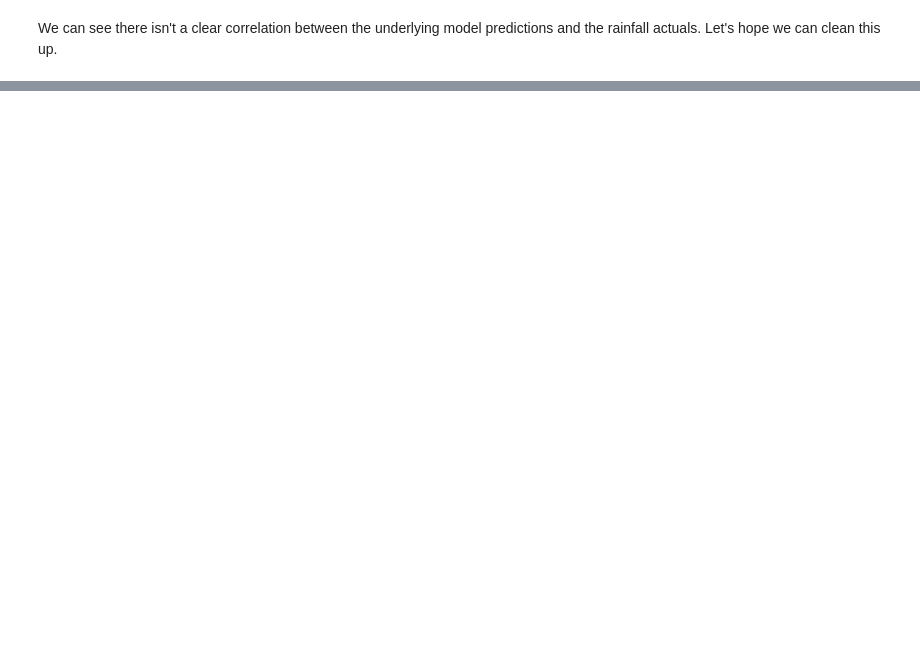
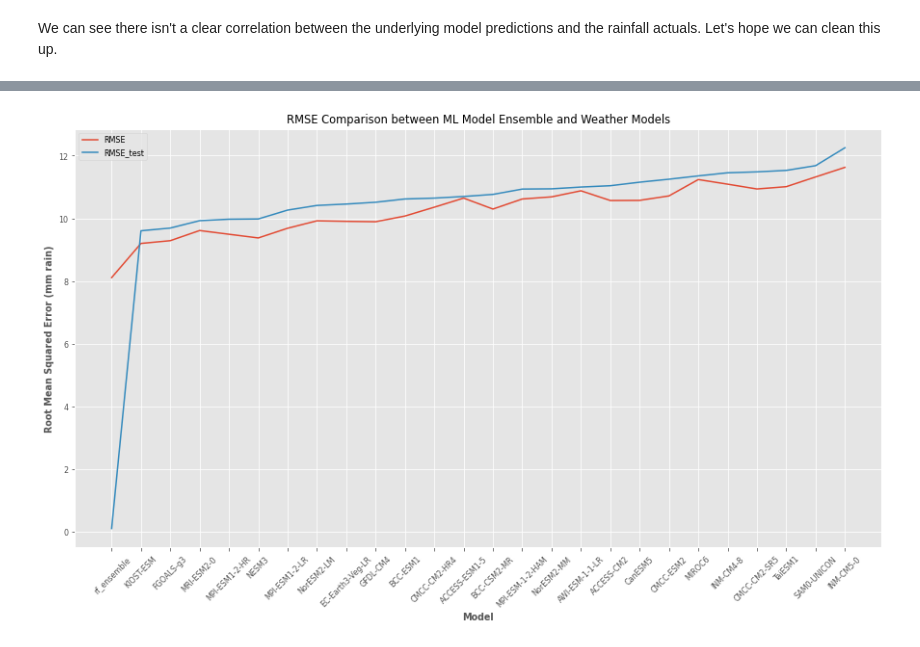
Before and after one commit to UBC-MDS/525_groub10, a Jupyter notebook: notebooks/03-ml_modelling_sklearn.ipynb, the cells around one changed output, grey strips where cells are left out. Saved outputs shown, nothing was run; the diff lists cells and outputs as text; code cells hidden in the pictures; blank space fills up the shorter version.

```diff
--- a/notebooks/03-ml_modelling_sklearn.ipynb
+++ b/notebooks/03-ml_modelling_sklearn.ipynb
@@ -105,0 +134,2 @@ TypeError: Expected sequence or array-like, got <class 'sklearn.ensemble._forest
+# %%
+rmse_train_dict["rf_ensemble"] = np.sqrt(-pd.DataFrame(grid_searcher.cv_results_)["mean_test_score"].max())
@@ -105,0 +164,13 @@ TypeError: Expected sequence or array-like, got <class 'sklearn.ensemble._forest
+# %%
+fig,ax = plt.subplots(nrows=5, ncols=5, figsize=(20,20))
+fig.suptitle("Predicted vs. Actual Rainfall for Assorted Weather Models Around Sydney, AUS \n Test Set", fontsize=15)
+
+rmse_test_dict = {}
+
+for i in range(0,25):
+    ax[i//5, i % 5].scatter(df_test.iloc[:,25], df_test.iloc[:,i], alpha=0.2)
+    ax[i//5, i % 5].set_title(f"Model : {df_train.columns[i]}")
+    ax[i//5, i % 5].set_xlim([0, 200])
+    ax[i//5, i % 5].set_ylim([0, 200])
+
+    rmse_test_dict[df_test.columns[i]] = np.sqrt(mean_squared_error(df_test.iloc[:,25],df_test.iloc[:,i]))
@@ -105,0 +179,18 @@ TypeError: Expected sequence or array-like, got <class 'sklearn.ensemble._forest
+# %%
+X_test,y_test = df_test.loc[:,model_names].values, df_test["observed_rainfall"].values
+rmse_test_dict["rf_ensemble"] = np.sqrt(-grid_searcher.best_estimator_.score(X_test,y_test))
+# %%
+train_results = pd.DataFrame.from_dict(rmse_train_dict,orient="index", columns=["RMSE"])
+test_results = pd.DataFrame.from_dict(rmse_test_dict,orient="index", columns=["RMSE_test"])
+total_results = train_results.merge(test_results, left_index=True, right_index=True).sort_values("RMSE_test")
+
+fig,ax = plt.subplots(figsize=(15,8))
+(total_results
+ .plot(ax=ax, title="RMSE Comparison between ML Model Ensemble and Weather Models",
+       ylabel="Root Mean Squared Error (mm rain)",
+      xlabel="Model")
+)
+ax.set_xticks(np.arange(len(total_results.index)));
+ax.set_xticklabels(total_results.index,rotation=45);
+# %% [output]
+[figure, added]
```
Also changed, not shown: parts of 16 cells of this notebook, 1 other file.
